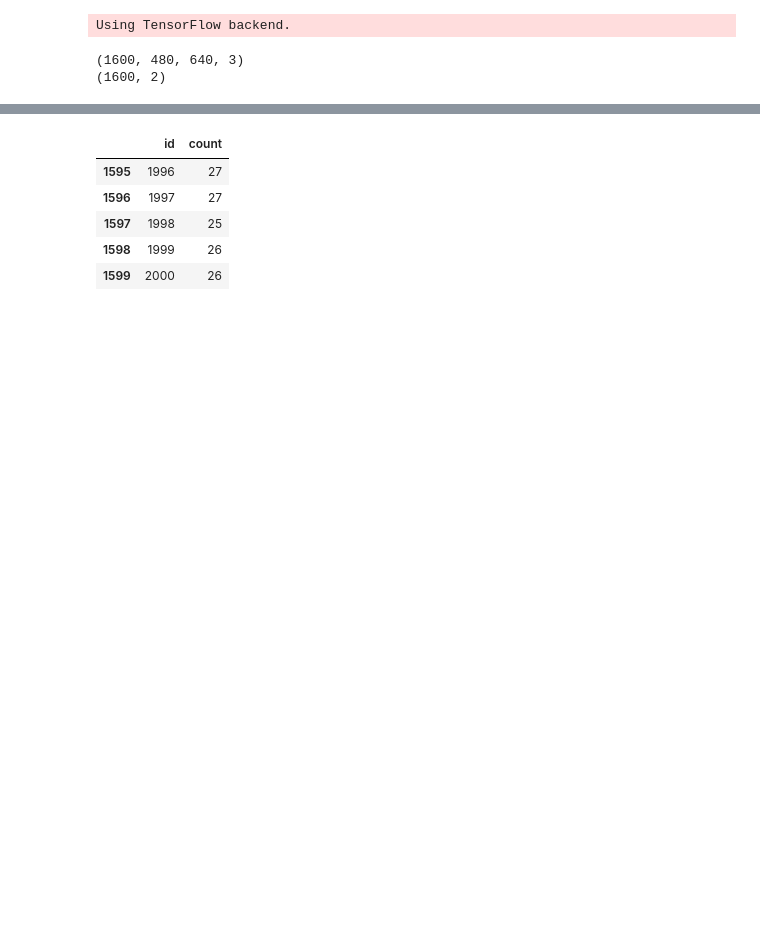
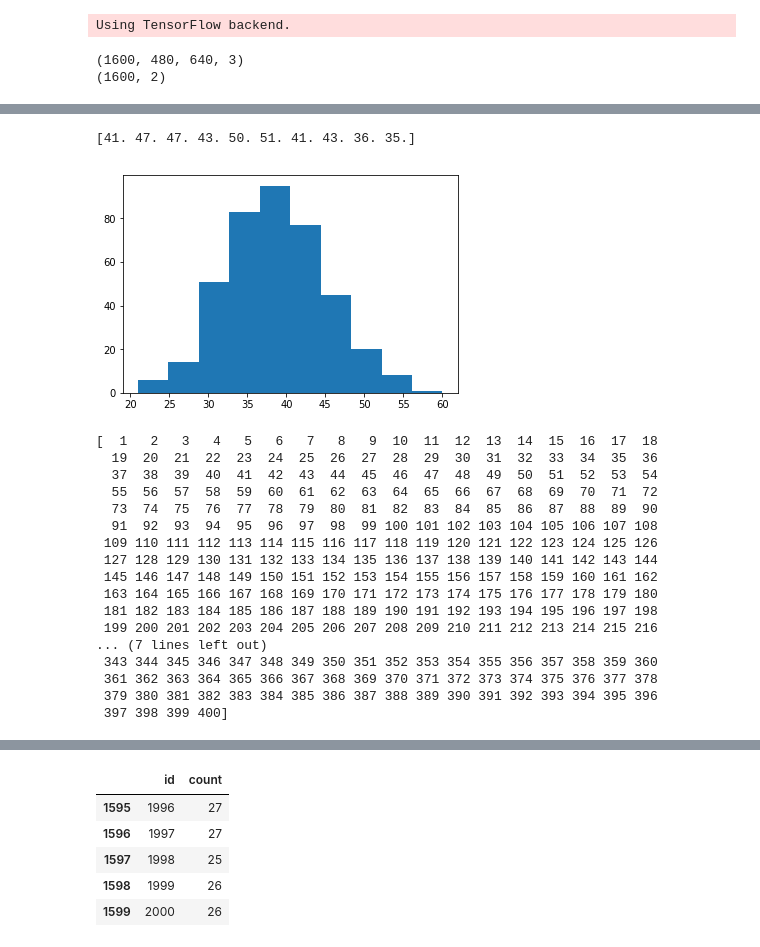
Before and after one commit to Buguemar/NNTarea3, a Jupyter notebook: Pregunta 3.ipynb, the cells around one changed output, grey strips where cells are left out. Saved outputs shown, nothing was run; the diff lists cells and outputs as text; code cells hidden in the pictures; blank space fills up the shorter version.

```diff
--- a/Pregunta 3.ipynb
+++ b/Pregunta 3.ipynb
@@ -112,0 +167,7 @@ y_train=df_labels_train['count']
+# %%
+from scipy.misc import imresize
+x_train_r = []
+for i in range(len(x_train)):
+    x_train_r.append(imresize(x_train[i],0.41))
+x_train_r = np.asarray(x_train_r)
+print(x_train_r.shape)
@@ -162,6 +237,8 @@ Non-trainable params: 0
 _________________________________________________________________
 # %%
-history = model.fit(x_train, y_train,epochs=epochs,batch_size=batch_size, validation_split=0.2,shuffle=True)
+batch_size = 10
+epochs = 25
+history = model.fit(x_train_r, y_train,epochs=epochs,batch_size=batch_size, validation_split=0.2,shuffle=True)
 #model.save_weights('modelo-p3-1.h5')
 # %% [output]
 Train on 1280 samples, validate on 320 samples
@@ -177,0 +261,7 @@ plt.show()
+# %%
+from scipy.misc import imresize
+x_test_r = []
+for i in range(len(x_test)):
+    x_test_r.append(imresize(x_test[i],0.41))
+x_test_r = np.asarray(x_test_r)
+print(x_test_r.shape)
@@ -177,0 +272,2 @@ plt.show()
+# %%
+prediction_test = model.predict(x_test_r,batch_size=batch_size,verbose=1)
@@ -177,0 +276,31 @@ plt.show()
+# %%
+for i in range(400):
+    prediction_test[i] =np.int(prediction_test[i])
+print(prediction_test[:10])
+plt.hist(prediction_test)
+plt.show()
+prediction_test = np.reshape(prediction_test,[400,])
+prediction_test= prediction_test.astype("int")
+prediction_test = np.asarray(prediction_test)
+test_ids=np.arange(1,401)
+print(test_ids)
+# %% [output]
+[41. 47. 47. 43. 50. 51. 41. 43. 36. 35.]
+[figure, added]
+[  1   2   3   4   5   6   7   8   9  10  11  12  13  14  15  16  17  18
+  19  20  21  22  23  24  25  26  27  28  29  30  31  32  33  34  35  36
+  37  38  39  40  41  42  43  44  45  46  47  48  49  50  51  52  53  54
+  55  56  57  58  59  60  61  62  63  64  65  66  67  68  69  70  71  72
+  73  74  75  76  77  78  79  80  81  82  83  84  85  86  87  88  89  90
+  91  92  93  94  95  96  97  98  99 100 101 102 103 104 105 106 107 108
+ 109 110 111 112 113 114 115 116 117 118 119 120 121 122 123 124 125 126
+ 127 128 129 130 131 132 133 134 135 136 137 138 139 140 141 142 143 144
+ 145 146 147 148 149 150 151 152 153 154 155 156 157 158 159 160 161 162
+ 163 164 165 166 167 168 169 170 171 172 173 174 175 176 177 178 179 180
+ 181 182 183 184 185 186 187 188 189 190 191 192 193 194 195 196 197 198
+ 199 200 201 202 203 204 205 206 207 208 209 210 211 212 213 214 215 216
+... (7 lines left out)
+ 343 344 345 346 347 348 349 350 351 352 353 354 355 356 357 358 359 360
+ 361 362 363 364 365 366 367 368 369 370 371 372 373 374 375 376 377 378
+ 379 380 381 382 383 384 385 386 387 388 389 390 391 392 393 394 395 396
+ 397 398 399 400]
```
Also changed, not shown: parts of 14 cells of this notebook.
